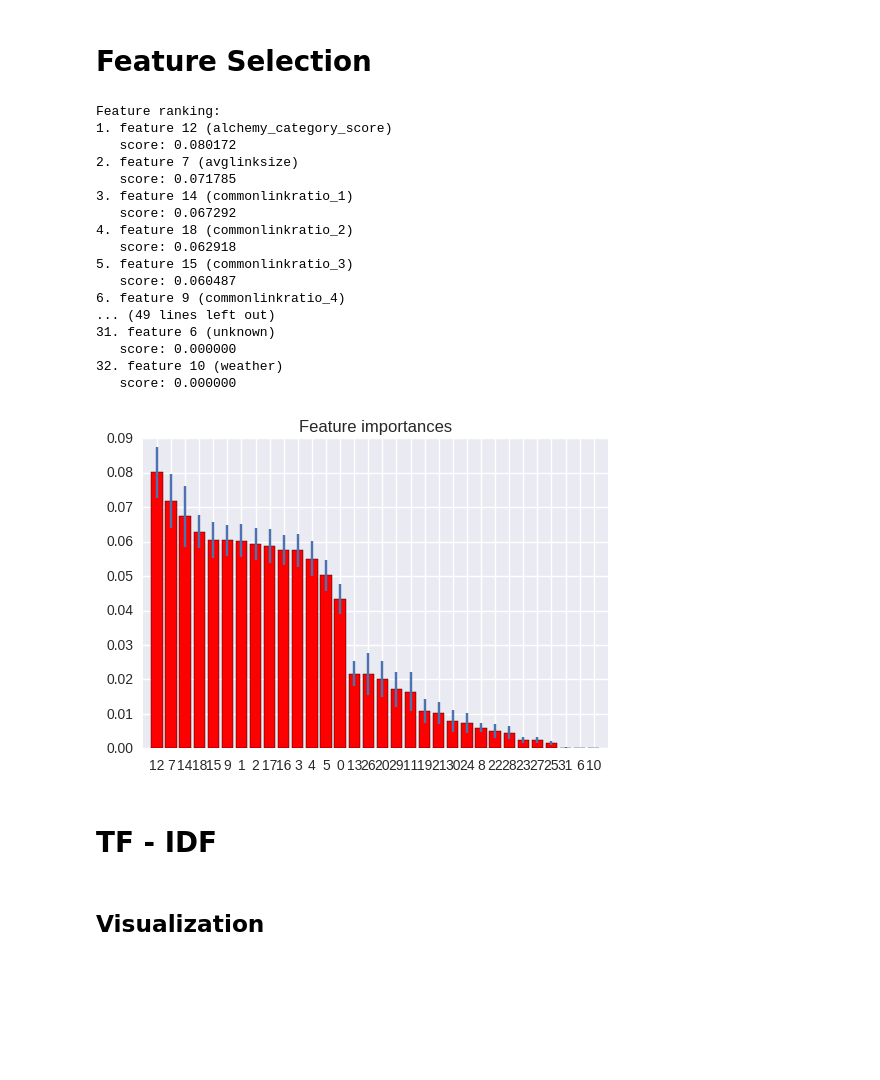
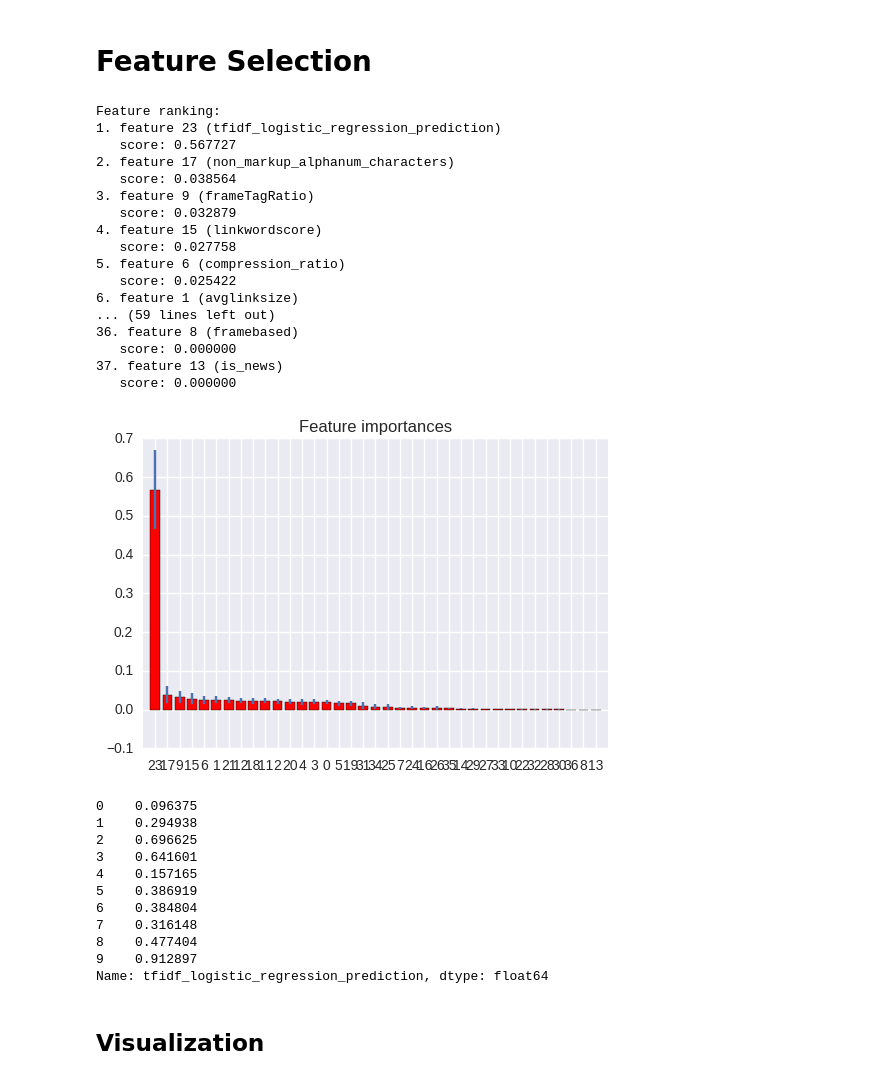
Before and after one commit to liadwg/DMProject, a Jupyter notebook: DataMiningProject200116.ipynb, the cells around one changed output. Drawn from its saved outputs; the diff is of its cells as text; code cells hidden in the pictures; blank space fills up the shorter version.

```diff
--- a/DataMiningProject200116.ipynb
+++ b/DataMiningProject200116.ipynb
@@ -350,0 +426,8 @@ normalized_train_data[cols_to_norm] = normalized_train_data[cols_to_norm].apply(
+# %%
+special_cols_to_norm = ['compression_ratio', 'image_ratio']
+filtered_train_data[special_cols_to_norm] = filtered_train_data[special_cols_to_norm].apply(lambda x: (x - x.min())
+                                                                                            / (x.max() - x.min()))
+test_data[special_cols_to_norm] = test_data[special_cols_to_norm].apply(lambda x: (x - x.min())
+                                                                        / (x.max() - x.min()))
+special_cols_to_norm.append('high_compression_ratio')
+filtered_train_data[special_cols_to_norm].describe()
@@ -375,8 +454,9 @@ normalized_train_data.iloc[:,:16].head(10)
 # %%
 #Train-test split
-# %%
-train_data = all_data[:train_len]
-test_data = all_data[train_len:]
+# %%
+train_set = filtered_train_data.copy()
+
+test_set = test_data.copy()
 # %% [markdown]
 ## Randomly Shuffle Training Data
 # %%
@@ -390,51 +513,56 @@ data.iloc[:,10].name
 # %% [markdown]
 # Feature Selection
+# %%
+alchemy_category_dv = pd.get_dummies(train_set['alchemy_category'])
+pp_train_set = pd.concat([train_set, alchemy_category_dv], axis=1)
+pp_train_set = pp_train_set.drop(['url', 'urlid', 'alchemy_category'] , 1)
 # %%
 # Build a forest and compute the feature importances
-forest = ExtraTreesClassifier(n_estimators=250,
+forest = RandomForestClassifier(n_estimators=250,
                               random_state=0)
-labels = train_data['label'].values
-data = train_data.drop('label', 1)
-data_to_fit = train_data.drop('label', 1).values
+labels = pp_train_set['label'].values
+data = pp_train_set.drop('label', 1)
+data_to_fit = pp_train_set.drop('label', 1).values
 
 forest.fit(data_to_fit, labels)
+forest.predict()
+
+
 importances = forest.feature_importances_
 std = np.std([tree.feature_importances_ for tree in forest.estimators_],
              axis=0)
 indices = np.argsort(importances)[::-1]
 
 # Print the feature ranking
 print("Feature ranking:")
 
 for f in range(data.shape[1]):
-    print("%d. feature %d (%s)\n   score: %f" % (f + 1, indices[f], data.iloc[:,f].name, importances[indices[f]]))
+    print("%d. feature %d (%s)\n   score: %f" % (f + 1, indices[f], list(data)[indices[f]], importances[indices[f]]))
 
 # Plot the feature importances of the forest
 plt.figure()
 plt.title("Feature importances")
 plt.bar(range(data_to_fit.shape[1]), importances[indices],
        color="r", yerr=std[indices], align="center")
 plt.xticks(range(data_to_fit.shape[1]), indices)
 plt.xlim([-1, data_to_fit.shape[1]])
 plt.show()
 # %% [output]
 Feature ranking:
-1. feature 12 (alchemy_category_score)
-   score: 0.080172
-2. feature 7 (avglinksize)
-   score: 0.071785
-3. feature 14 (commonlinkratio_1)
-   score: 0.067292
-4. feature 18 (commonlinkratio_2)
-   score: 0.062918
-5. feature 15 (commonlinkratio_3)
-   score: 0.060487
-6. feature 9 (commonlinkratio_4)
-... (49 lines left out)
-31. feature 6 (unknown)
+1. feature 23 (tfidf_logistic_regression_prediction)
+   score: 0.567727
+2. feature 17 (non_markup_alphanum_characters)
+   score: 0.038564
+3. feature 9 (frameTagRatio)
+   score: 0.032879
+4. feature 15 (linkwordscore)
+   score: 0.027758
+5. feature 6 (compression_ratio)
+   score: 0.025422
+6. feature 1 (avglinksize)
+... (59 lines left out)
+36. feature 8 (framebased)
    score: 0.000000
-32. feature 10 (weather)
+37. feature 13 (is_news)
    score: 0.000000
-[figure, old version]
+[figure, new version]
-# %% [markdown]
-# TF - IDF
@@ -474,0 +571,14 @@ print "submission file created.."
+# %%
+all_data['tfidf_logistic_regression_prediction'].head(10)
+# %% [output]
+0    0.096375
+1    0.294938
+2    0.696625
+3    0.641601
+4    0.157165
+5    0.386919
+6    0.384804
+7    0.316148
+8    0.477404
+9    0.912897
+Name: tfidf_logistic_regression_prediction, dtype: float64
```
Also changed, not shown: parts of 39 cells of this notebook.
